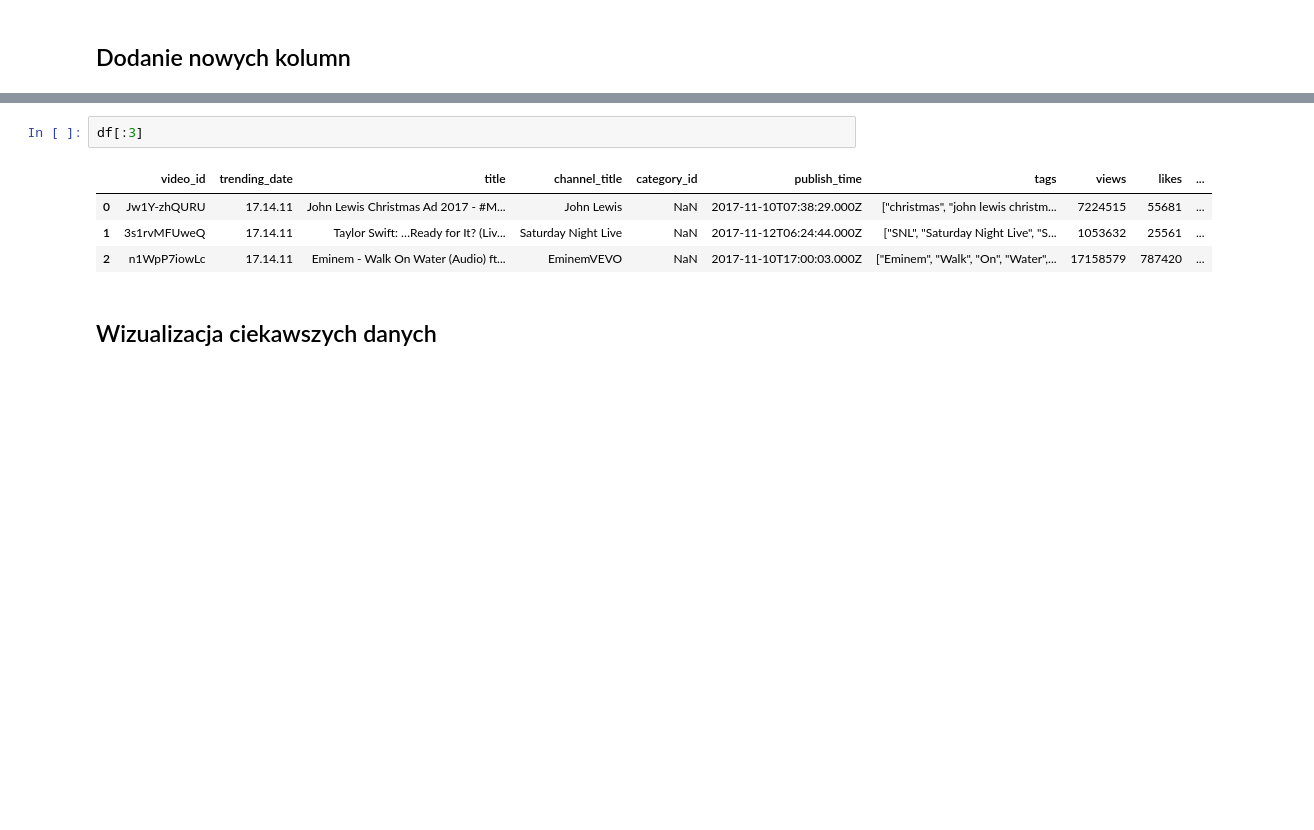
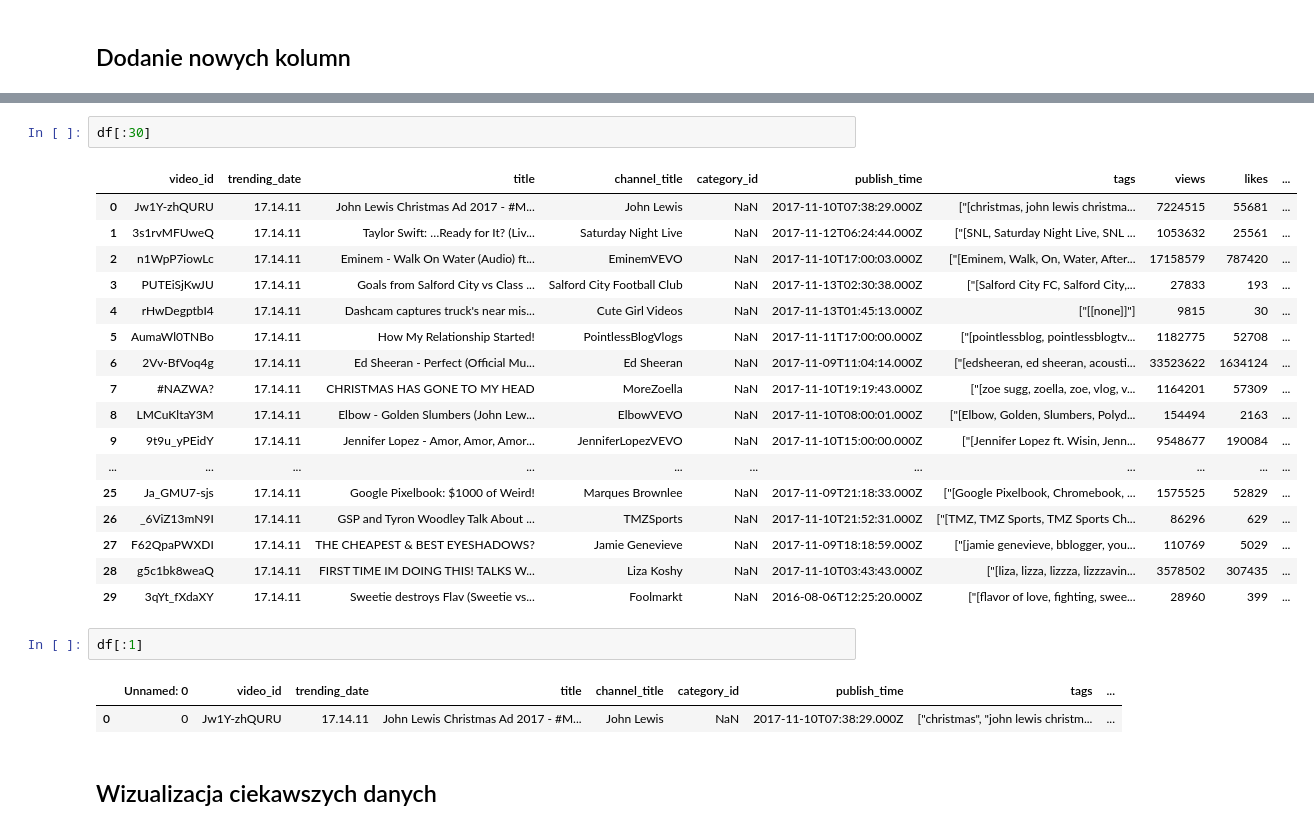
Before and after one commit to AdamKlejda/PED_YT, a Jupyter notebook: main.ipynb, the cells around one changed output, grey strips where cells are left out. Drawn from its saved outputs; the diff is of its cells as text; blank space fills up the shorter version.

```diff
--- a/main.ipynb
+++ b/main.ipynb
@@ -186,10 +212,28 @@ See the caveats in the documentation: https://pandas.pydata.org/pandas-docs/stab
 # %%
-df[:3]
+df[:30]
 # %% [output]
 |  | video_id | trending_date | title | channel_title | category_id | publish_time | tags | views | likes | ... |
-| 0 | Jw1Y-zhQURU | 17.14.11 | John Lewis Christmas Ad 2017 - #M... | John Lewis | NaN | 2017-11-10T07:38:29.000Z | ["christmas", "john lewis christm... | 7224515 | 55681 | ... |
-| 1 | 3s1rvMFUweQ | 17.14.11 | Taylor Swift: …Ready for It? (Liv... | Saturday Night Live | NaN | 2017-11-12T06:24:44.000Z | ["SNL", "Saturday Night Live", "S... | 1053632 | 25561 | ... |
-| 2 | n1WpP7iowLc | 17.14.11 | Eminem - Walk On Water (Audio) ft... | EminemVEVO | NaN | 2017-11-10T17:00:03.000Z | ["Eminem", "Walk", "On", "Water",... | 17158579 | 787420 | ... |
+| 0 | Jw1Y-zhQURU | 17.14.11 | John Lewis Christmas Ad 2017 - #M... | John Lewis | NaN | 2017-11-10T07:38:29.000Z | ["[christmas, john lewis christma... | 7224515 | 55681 | ... |
+| 1 | 3s1rvMFUweQ | 17.14.11 | Taylor Swift: …Ready for It? (Liv... | Saturday Night Live | NaN | 2017-11-12T06:24:44.000Z | ["[SNL, Saturday Night Live, SNL ... | 1053632 | 25561 | ... |
+| 2 | n1WpP7iowLc | 17.14.11 | Eminem - Walk On Water (Audio) ft... | EminemVEVO | NaN | 2017-11-10T17:00:03.000Z | ["[Eminem, Walk, On, Water, After... | 17158579 | 787420 | ... |
+| 3 | PUTEiSjKwJU | 17.14.11 | Goals from Salford City vs Class ... | Salford City Football Club | NaN | 2017-11-13T02:30:38.000Z | ["[Salford City FC, Salford City,... | 27833 | 193 | ... |
+| 4 | rHwDegptbI4 | 17.14.11 | Dashcam captures truck's near mis... | Cute Girl Videos | NaN | 2017-11-13T01:45:13.000Z | ["[[none]]"] | 9815 | 30 | ... |
+| 5 | AumaWl0TNBo | 17.14.11 | How My Relationship Started! | PointlessBlogVlogs | NaN | 2017-11-11T17:00:00.000Z | ["[pointlessblog, pointlessblogtv... | 1182775 | 52708 | ... |
+| 6 | 2Vv-BfVoq4g | 17.14.11 | Ed Sheeran - Perfect (Official Mu... | Ed Sheeran | NaN | 2017-11-09T11:04:14.000Z | ["[edsheeran, ed sheeran, acousti... | 33523622 | 1634124 | ... |
+| 7 | #NAZWA? | 17.14.11 | CHRISTMAS HAS GONE TO MY HEAD | MoreZoella | NaN | 2017-11-10T19:19:43.000Z | ["[zoe sugg, zoella, zoe, vlog, v... | 1164201 | 57309 | ... |
+| 8 | LMCuKltaY3M | 17.14.11 | Elbow - Golden Slumbers (John Lew... | ElbowVEVO | NaN | 2017-11-10T08:00:01.000Z | ["[Elbow, Golden, Slumbers, Polyd... | 154494 | 2163 | ... |
+| 9 | 9t9u_yPEidY | 17.14.11 | Jennifer Lopez - Amor, Amor, Amor... | JenniferLopezVEVO | NaN | 2017-11-10T15:00:00.000Z | ["[Jennifer Lopez ft. Wisin, Jenn... | 9548677 | 190084 | ... |
+| ... | ... | ... | ... | ... | ... | ... | ... | ... | ... | ... |
+| 25 | Ja_GMU7-sjs | 17.14.11 | Google Pixelbook: $1000 of Weird! | Marques Brownlee | NaN | 2017-11-09T21:18:33.000Z | ["[Google Pixelbook, Chromebook, ... | 1575525 | 52829 | ... |
+| 26 | _6ViZ13mN9I | 17.14.11 | GSP and Tyron Woodley Talk About ... | TMZSports | NaN | 2017-11-10T21:52:31.000Z | ["[TMZ, TMZ Sports, TMZ Sports Ch... | 86296 | 629 | ... |
+| 27 | F62QpaPWXDI | 17.14.11 | THE CHEAPEST & BEST EYESHADOWS? | Jamie Genevieve | NaN | 2017-11-09T18:18:59.000Z | ["[jamie genevieve, bblogger, you... | 110769 | 5029 | ... |
+| 28 | g5c1bk8weaQ | 17.14.11 | FIRST TIME IM DOING THIS! TALKS W... | Liza Koshy | NaN | 2017-11-10T03:43:43.000Z | ["[liza, lizza, lizzza, lizzzavin... | 3578502 | 307435 | ... |
+| 29 | 3qYt_fXdaXY | 17.14.11 | Sweetie destroys Flav (Sweetie vs... | Foolmarkt | NaN | 2016-08-06T12:25:20.000Z | ["[flavor of love, fighting, swee... | 28960 | 399 | ... |
+# %%
+df[:1]
+# %% [output]
+|  | Unnamed: 0 | video_id | trending_date | title | channel_title | category_id | publish_time | tags | ... |
+| 0 | 0 | Jw1Y-zhQURU | 17.14.11 | John Lewis Christmas Ad 2017 - #M... | John Lewis | NaN | 2017-11-10T07:38:29.000Z | ["christmas", "john lewis christm... | ... |
 # %% [markdown]
 ## Wizualizacja ciekawszych danych
 # %%
```
Also changed, not shown: parts of 2 cells of this notebook, 1 other file.
